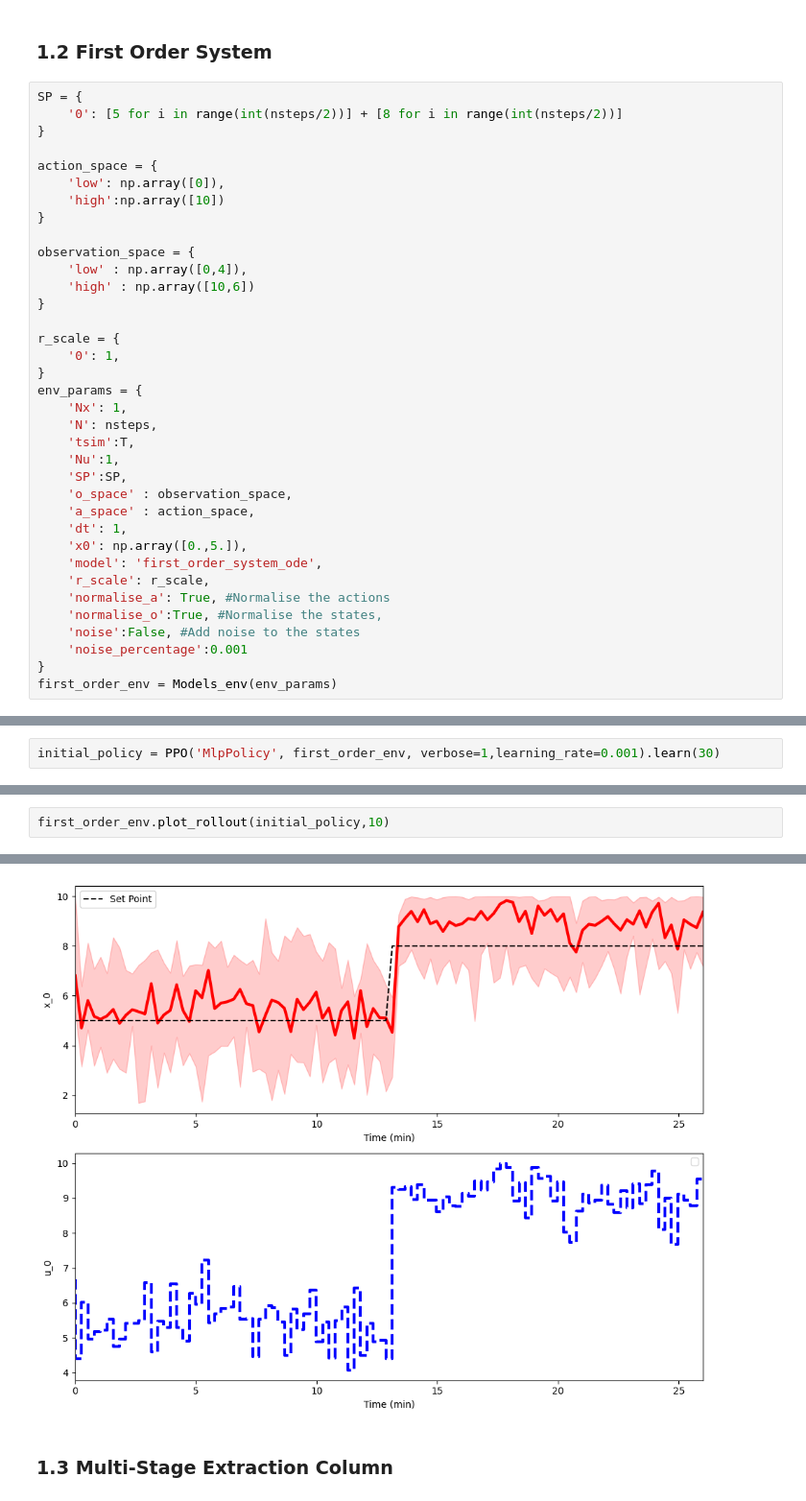
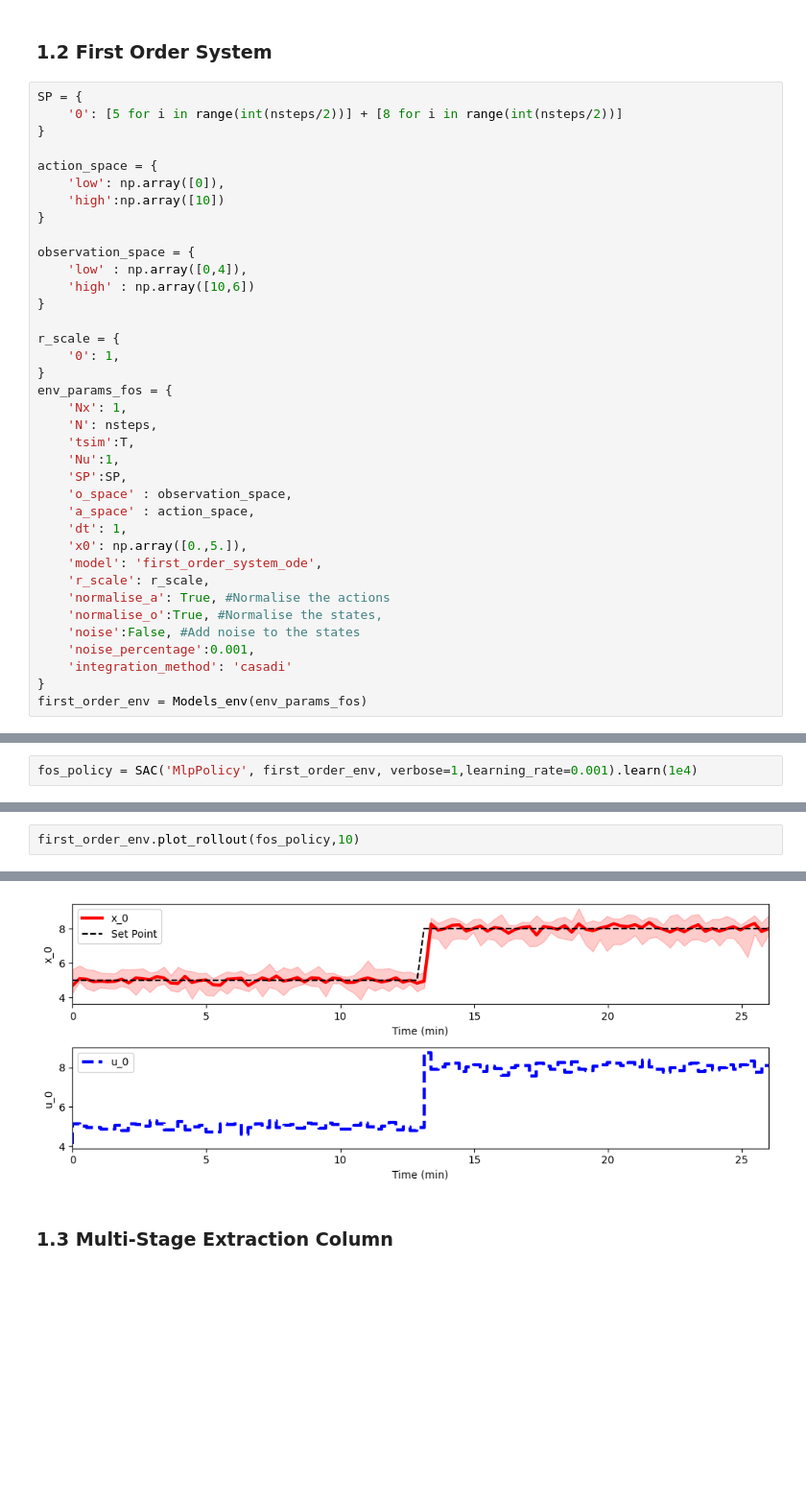
Before and after one commit to MaximilianB2/pc-gym, a Jupyter notebook: pc-gym/pc_gym showcase (PPO).ipynb, the cells around one changed output, grey strips where cells are left out. Shown at 96% size. Cells and saved outputs as stored; diff of their text form; blank space fills up the shorter version.

```diff
--- a/pc-gym/pc_gym showcase (PPO).ipynb
+++ b/pc-gym/pc_gym showcase (PPO).ipynb
@@ -172,7 +149,7 @@ observation_space = {
 r_scale = {
     '0': 1,
 }
-env_params = {
+env_params_fos = {
     'Nx': 1,
     'N': nsteps,
     'tsim':T,
@@ -187,6 +164,7 @@ env_params = {
     'normalise_a': True, #Normalise the actions
     'normalise_o':True, #Normalise the states,
     'noise':False, #Add noise to the states
-    'noise_percentage':0.001
+    'noise_percentage':0.001,
+    'integration_method': 'casadi'
 }
-first_order_env = Models_env(env_params)
+first_order_env = Models_env(env_params_fos)
@@ -195,5 +171,5 @@ KeyError: 'integration_method'
 # %%
-initial_policy = PPO('MlpPolicy', first_order_env, verbose=1,learning_rate=0.001).learn(30)
+fos_policy = SAC('MlpPolicy', first_order_env, verbose=1,learning_rate=0.001).learn(1e4)
 # %% [output]
 Using cuda device
 Wrapping the env with a `Monitor` wrapper
@@ -202,3 +193,3 @@ KeyboardInterrupt:
 # %%
-first_order_env.plot_rollout(initial_policy,10)
+first_order_env.plot_rollout(fos_policy,10)
 # %% [output]
@@ -206,4 +196,4 @@ No artists with labels found to put in legend.  Note that artists whose label st
-[figure, old version]
+[figure, new version]
 # %% [markdown]
 ### 1.3 Multi-Stage Extraction Column
 # %%
```
Also changed, not shown: parts of 14 cells of this notebook, 1 other file.
